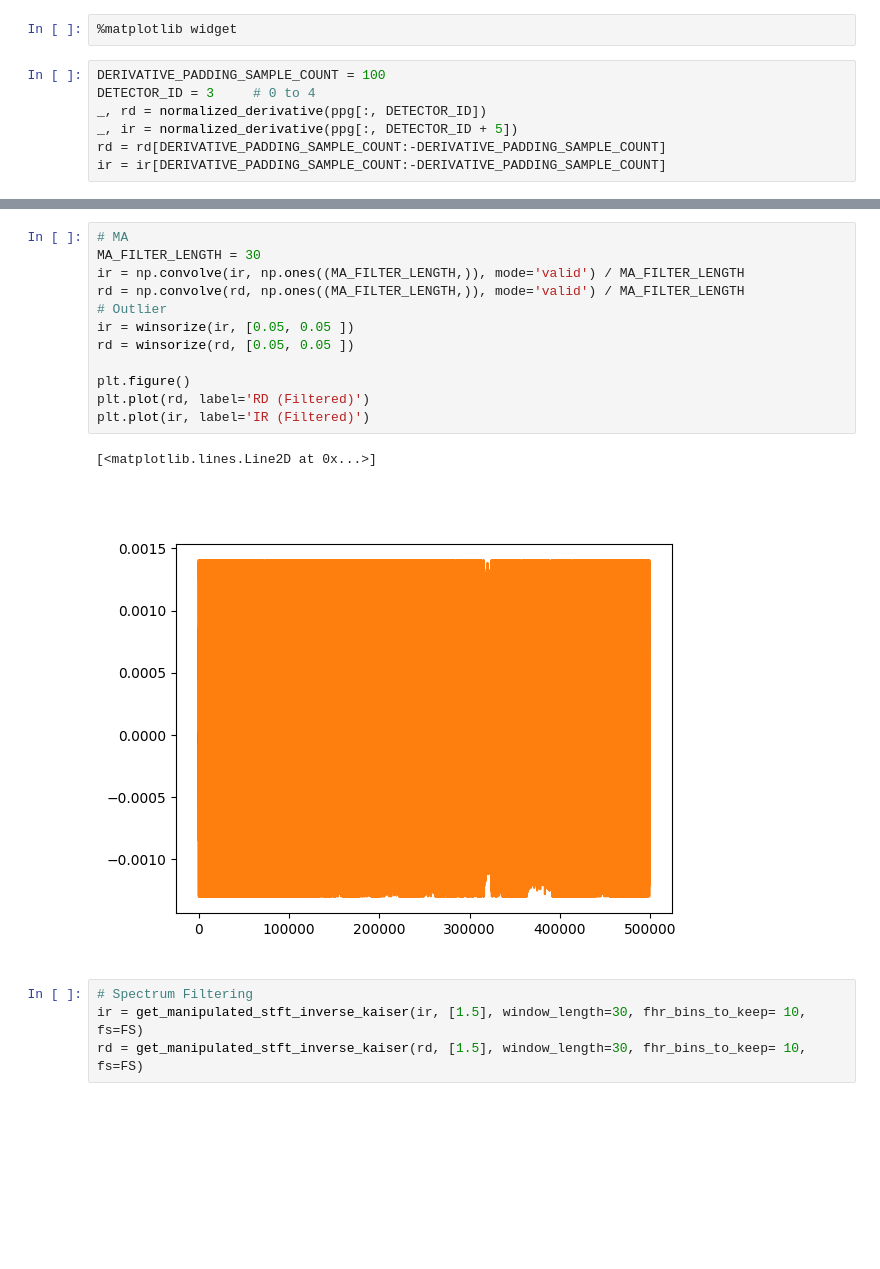
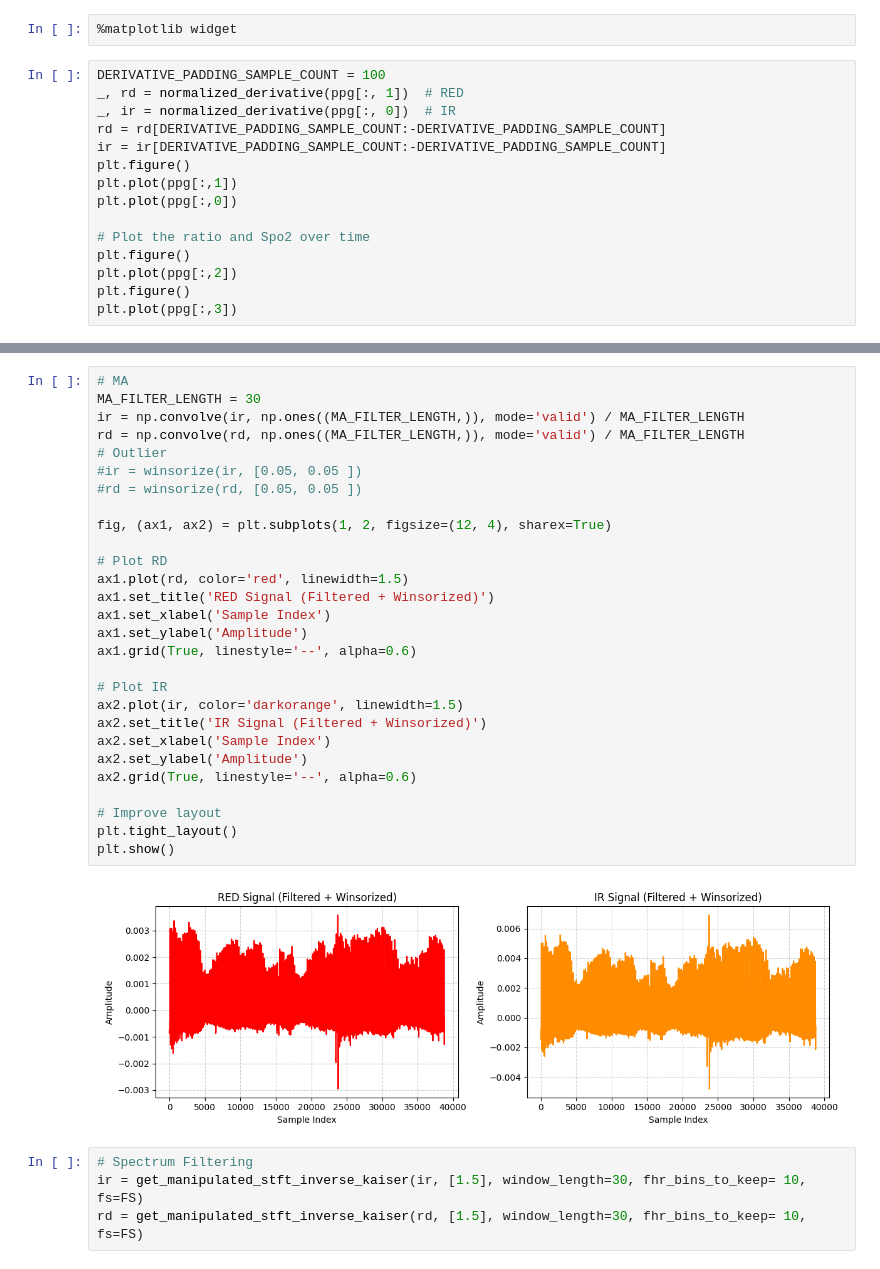
Before and after one commit to Audacity1213/tfo_masimo, a Jupyter notebook: notebooks/normalized_ac_with_masimo.ipynb, the cells around one changed output, grey strips where cells are left out. Drawn from its saved outputs; the diff is of its cells as text; blank space fills up the shorter version.

```diff
--- a/notebooks/normalized_ac_with_masimo.ipynb
+++ b/notebooks/normalized_ac_with_masimo.ipynb
@@ -41,8 +37,16 @@ ppg_timeline = np.arange(0, stop=min_len // FS, step=1/FS)
 %matplotlib widget
 # %%
 DERIVATIVE_PADDING_SAMPLE_COUNT = 100
-DETECTOR_ID = 3     # 0 to 4
-_, rd = normalized_derivative(ppg[:, DETECTOR_ID])
-_, ir = normalized_derivative(ppg[:, DETECTOR_ID + 5])
+_, rd = normalized_derivative(ppg[:, 1])  # RED
+_, ir = normalized_derivative(ppg[:, 0])  # IR
 rd = rd[DERIVATIVE_PADDING_SAMPLE_COUNT:-DERIVATIVE_PADDING_SAMPLE_COUNT]
 ir = ir[DERIVATIVE_PADDING_SAMPLE_COUNT:-DERIVATIVE_PADDING_SAMPLE_COUNT]
+plt.figure()
+plt.plot(ppg[:,1])
+plt.plot(ppg[:,0])
+
+# Plot the ratio and Spo2 over time
+plt.figure()
+plt.plot(ppg[:,2])
+plt.figure()
+plt.plot(ppg[:,3])
@@ -56,18 +79,33 @@ plt.plot(ir, label='IR')
 # %%
 # MA
 MA_FILTER_LENGTH = 30
 ir = np.convolve(ir, np.ones((MA_FILTER_LENGTH,)), mode='valid') / MA_FILTER_LENGTH
 rd = np.convolve(rd, np.ones((MA_FILTER_LENGTH,)), mode='valid') / MA_FILTER_LENGTH
 # Outlier
-ir = winsorize(ir, [0.05, 0.05 ])
-rd = winsorize(rd, [0.05, 0.05 ])
+#ir = winsorize(ir, [0.05, 0.05 ])
+#rd = winsorize(rd, [0.05, 0.05 ])
 
-plt.figure()
-plt.plot(rd, label='RD (Filtered)')
-plt.plot(ir, label='IR (Filtered)')
+fig, (ax1, ax2) = plt.subplots(1, 2, figsize=(12, 4), sharex=True)
+
+# Plot RD
+ax1.plot(rd, color='red', linewidth=1.5)
+ax1.set_title('RED Signal (Filtered + Winsorized)')
+ax1.set_xlabel('Sample Index')
+ax1.set_ylabel('Amplitude')
+ax1.grid(True, linestyle='--', alpha=0.6)
+
+# Plot IR
+ax2.plot(ir, color='darkorange', linewidth=1.5)
+ax2.set_title('IR Signal (Filtered + Winsorized)')
+ax2.set_xlabel('Sample Index')
+ax2.set_ylabel('Amplitude')
+ax2.grid(True, linestyle='--', alpha=0.6)
+
+# Improve layout
+plt.tight_layout()
+plt.show()
 # %% [output]
-[<matplotlib.lines.Line2D at 0x...>]
-[figure, old version]
+[figure, new version]
 # %%
 # Spectrum Filtering
 ir = get_manipulated_stft_inverse_kaiser(ir, [1.5], window_length=30, fhr_bins_to_keep= 10, fs=FS)
```
Also changed, not shown: parts of 13 cells of this notebook.
